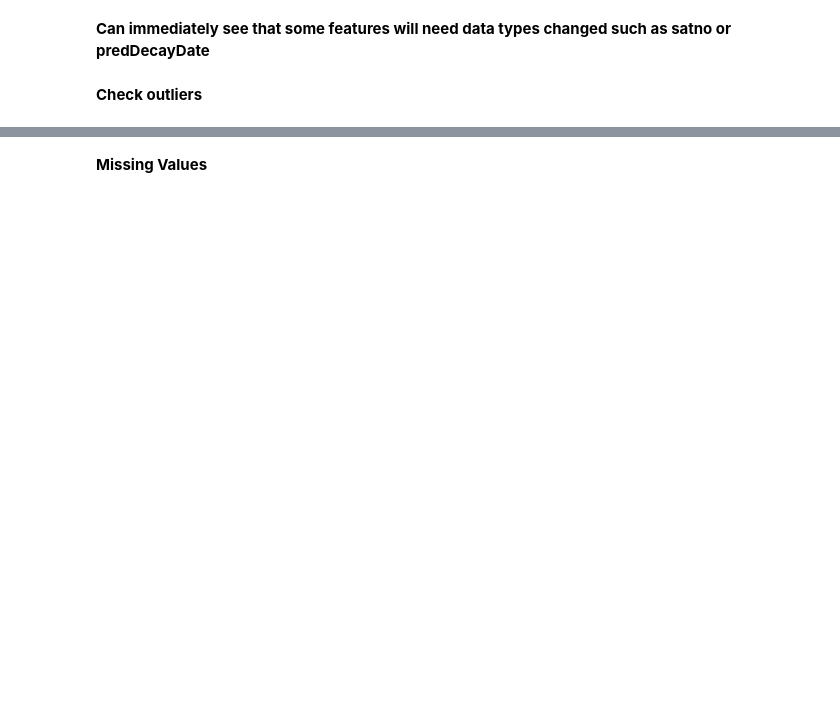
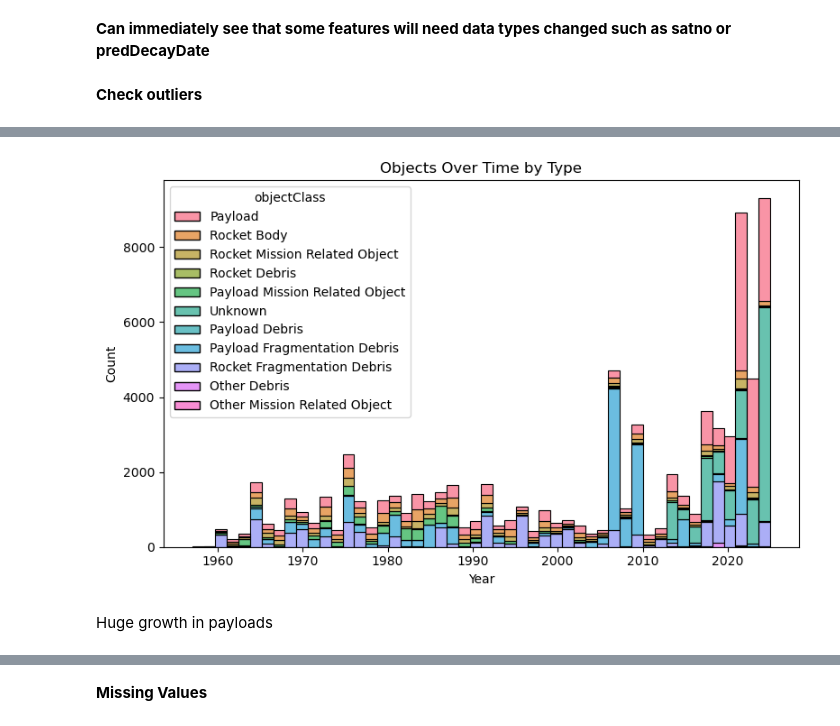
Before and after one commit to tkbarb10/ADS508-GroupProject, a Jupyter notebook: new_main.ipynb, the cells around one changed output, grey strips where cells are left out. Drawn from its saved outputs; the diff is of its cells as text; code cells hidden in the pictures; blank space fills up the shorter version.

```diff
--- a/new_main.ipynb
+++ b/new_main.ipynb
@@ -227,3 +308,23 @@ plt.show()
+# %%
+# Ploting object frequency by year
+df['firstEpoch'] = pd.to_datetime(df['firstEpoch'])
+
+# Drop rows with invalid dates (NaT)
+df = df.dropna(subset=['firstEpoch'])
+
+df['year'] = df['firstEpoch'].dt.year
+plt.figure(figsize=(8, 5))
+sns.histplot(data=df, x='year', hue='objectClass', multiple='stack', bins=50)
+plt.title("Objects Over Time by Type")
+plt.xlabel("Year")
+plt.ylabel("Count")
+plt.tight_layout()
+plt.show()
+# %% [output]
+[figure, added]
+# %% [markdown]
+
+Huge growth in payloads
 # %%
 df['firstEpoch'] = pd.to_datetime(df['firstEpoch'])
 
```
Also changed, not shown: parts of 103 cells of this notebook.
